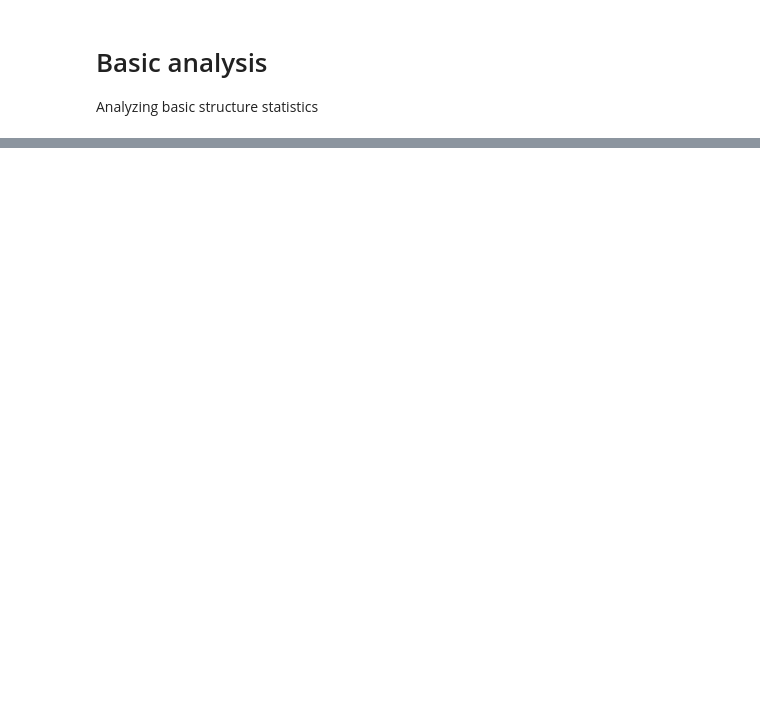
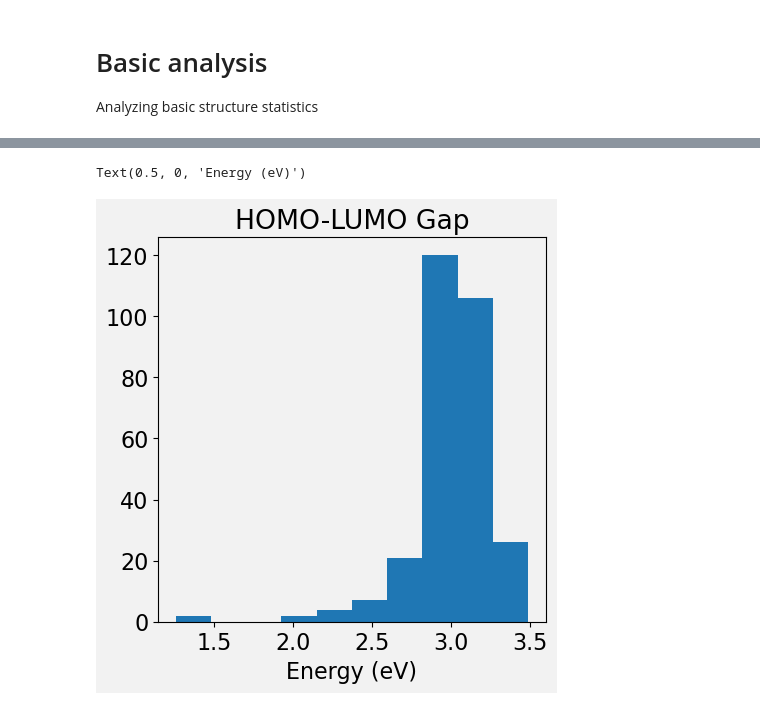
Before and after one commit to ajr15/PorCrystalStructures, a Jupyter notebook: src/notebooks/main.ipynb, the cells around one changed output, grey strips where cells are left out. Cells and saved outputs as stored; diff of their text form; code cells hidden in the pictures; blank space fills up the shorter version.

```diff
--- a/src/notebooks/main.ipynb
+++ b/src/notebooks/main.ipynb
@@ -3,5 +3,6 @@
 # %%
 # environment setupa
+import sys; sys.path.append("..")
 import os
 from matplotlib import pyplot as plt
 import pandas as pd
@@ -9,13 +10,19 @@ from openbabel import openbabel as ob
 from scipy import stats
 from scipy.stats import norm, pearsonr
 import numpy as np
+from featurizers import StructurePropertyFeaturizer
+from read_to_sql import StructureProperty, Substituent, Structure, SubstituentProperty
+from train_models import SubstituentPropertyFeaturizer, FunctionFeaturizer, AXIAL_POSITIONS
+# creating session with SQL database
+from sqlalchemy import create_engine, func, literal, and_
+from sqlalchemy.orm import sessionmaker, aliased
 import utils
-from featurizers import StructurePropertyFeaturizer
-from read_to_sql import StructureProperty, Substituent, Structure
-# creating session with SQL database
-from sqlalchemy import create_engine, func
-from sqlalchemy.orm import sessionmaker
-engine = create_engine("sqlite:///{}".format(os.environ("CRYSTAL_MAIN_DB")))
+engine = create_engine("sqlite:///{}".format("../../main.db"))
 session = sessionmaker(bind=engine)()
-utils.define_pallet()
+import matplotlib as mpl
+c = "#F2F2F2"
+mpl.rcParams["figure.facecolor"] = c
+mpl.rcParams["axes.facecolor"] = c
+mpl.rcParams["savefig.facecolor"] = c
+plt.rcParams['font.size'] = 16
 # %%
@@ -748,0 +253,7 @@ Text(0.5, 1.0, 'Test')
+# %%
+# getting the central metal distrubution - getting a counter dict of central metals
+sids = utils.sids_by_type(session, "all")
+# %%
+all_data = fetch_data(session, sids)
+# %%
+df = all_data.copy()
@@ -748,0 +284,11 @@ Text(0.5, 1.0, 'Test')
+# %%
+plt.figure(figsize=(5, 5))
+plt.hist(df["Gap"])
+plt.title("HOMO-LUMO Gap")
+plt.xlabel("Energy (eV)")
+# for i, col in enumerate(["HOMO", "LUMO", "Gap"]):
+#     axs[i].hist(df[col])
+#     axs[i].set_title(col)
+# %% [output]
+Text(0.5, 0, 'Energy (eV)')
+[figure, added]
```
Also changed, not shown: parts of 63 cells of this notebook, 14 other files.
